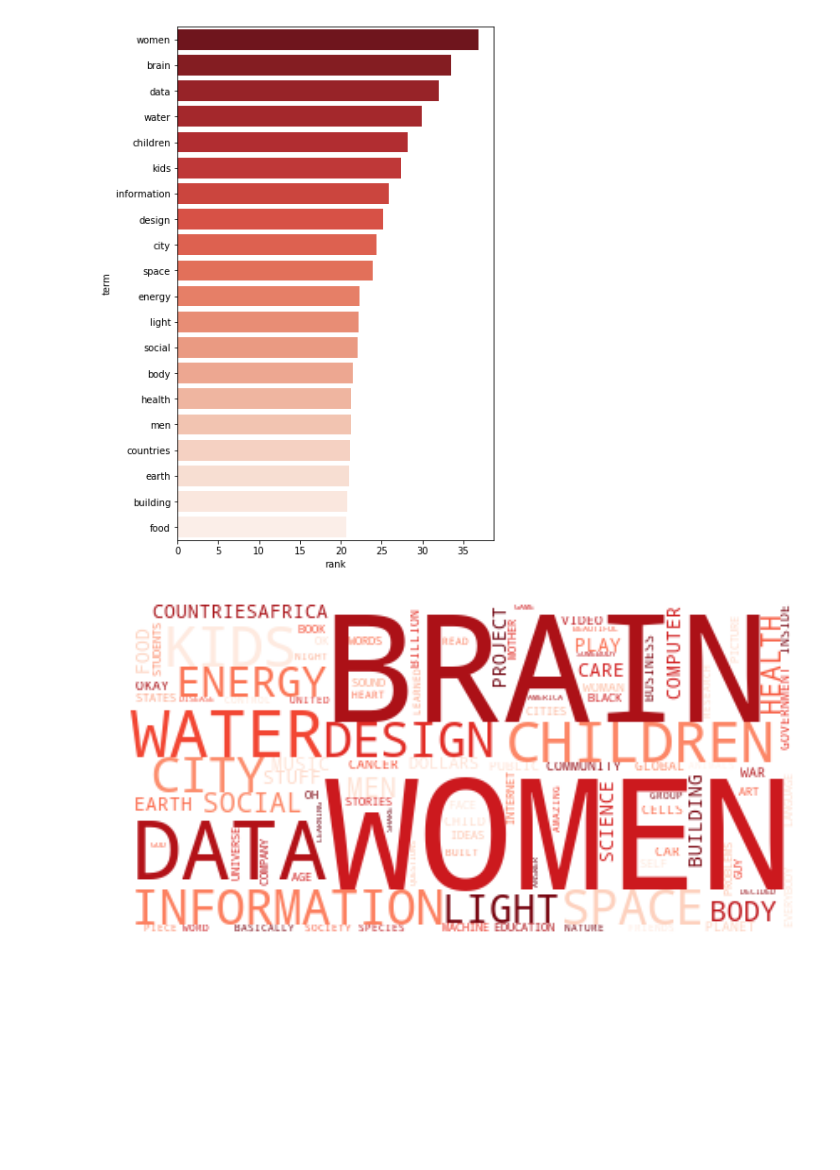
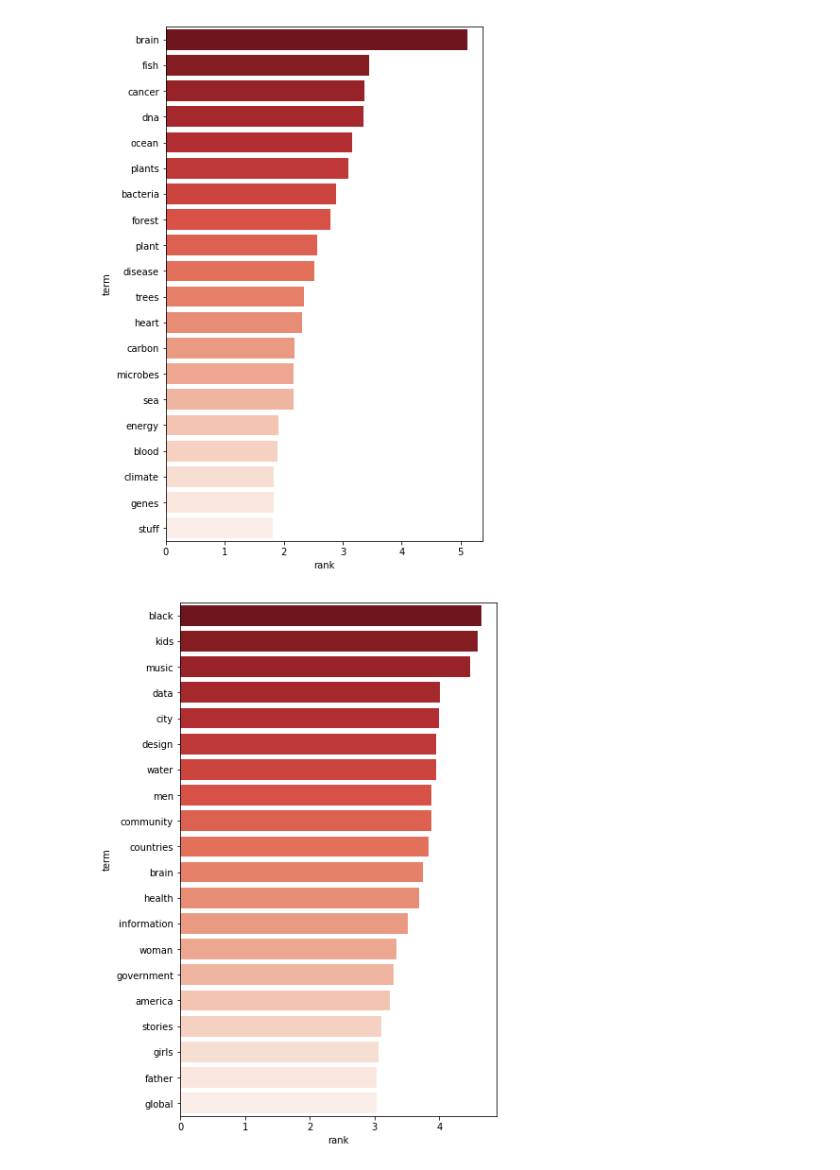
Before and after one commit to GlennChia/50_038_cds_project, a Jupyter notebook: notebooks/visualisations/Word_Cloud.ipynb, the cells around one changed output. Drawn from its saved outputs; the diff is of its cells as text; code cells hidden in the pictures; blank space fills up the shorter version.

Commit message:
Wordcloud of biodiversity and history

```diff
--- a/notebooks/visualisations/Word_Cloud.ipynb
+++ b/notebooks/visualisations/Word_Cloud.ipynb
@@ -10,0 +38,9 @@ df = pd.read_parquet(DATA_DIR + INPUT_FILE_NAME)
+# %%
+tag1 = 'biodiversity'
+tag2 = 'history'
+focus_list = [tag1,tag2]
+# %%
+df1 = df.copy()
+df1['squash15_tags'] = df1['squash15_tags'].map(lambda x: focus_tag(x,tag1,tag2))
+df1 = df1[df1['squash15_tags']!=""]
+df1
@@ -10,0 +66,5 @@ df = pd.read_parquet(DATA_DIR + INPUT_FILE_NAME)
+# %%
+df2 = df.copy()
+df2['squash15_tags'] = df2['squash15_tags'].map(lambda x: focus_tag(x,tag2,tag1))
+df2 = df2[df2['squash15_tags']!=""]
+df2
@@ -11,12 +90,20 @@ df = pd.read_parquet(DATA_DIR + INPUT_FILE_NAME)
 # %%
 from sklearn.feature_extraction.text import TfidfVectorizer
-vectorizer = TfidfVectorizer(stop_words="english",
+vectorizer1 = TfidfVectorizer(stop_words="english",
                         use_idf=True,
                         ngram_range=(1,1), # considering only 1-grams
 #                         min_df = 0.05,     # cut words present in less than 5% of documents
                         max_df = 0.3)      # cut words present in more than 30% of documents
+vectorizer2 = TfidfVectorizer(stop_words="english",
+                        use_idf=True,
+                        ngram_range=(1,1), # considering only 1-grams
+#                         min_df = 0.05,     # cut words present in less than 5% of documents
+                        max_df = 0.3)      # cut words present in more than 30% of documents
+
 t0 = time()
 
-tfidf = vectorizer.fit_transform(df['transcript'])
+tfidf1 = vectorizer1.fit_transform(df1['transcript'])
+tfidf2 = vectorizer2.fit_transform(df2['transcript'])
 print("done in %0.3fs." % (time() - t0))
+print(tfidf1)
 # %% [output]
@@ -24,30 +127,35 @@ done in 2.331s.
 # %%
 # Let's make a function to call the top ranked words in a vectorizer
 def rank_words(terms, feature_matrix):
     sums = feature_matrix.sum(axis=0)
     data = []
     for col, term in enumerate(terms):
         data.append( (term, sums[0,col]) )
     ranked = pd.DataFrame(data, columns=['term','rank']).sort_values('rank', ascending=False)
     return ranked
 
-ranked = rank_words(terms=vectorizer.get_feature_names(), feature_matrix=tfidf)
+ranked1 = rank_words(terms=vectorizer1.get_feature_names(), feature_matrix=tfidf1)
+ranked2 = rank_words(terms=vectorizer2.get_feature_names(), feature_matrix=tfidf2)
 
-fig, ax = plt.subplots(figsize=(6,10), ncols=1, nrows=1)
-sns.barplot(x='rank',y='term',data=ranked[:20], palette='Reds_r', ax=ax);
+fig1, ax1 = plt.subplots(figsize=(6,10), ncols=1, nrows=1)
+sns.barplot(x='rank',y='term',data=ranked1[:20], palette='Reds_r', ax=ax1);
+
+fig2, ax2 = plt.subplots(figsize=(6,10), ncols=1, nrows=1)
+sns.barplot(x='rank',y='term',data=ranked2[:20], palette='Reds_r', ax=ax2);
 # %% [output]
-[figure, old version]
+[figure, new version]
+[figure, added]
 # %%
 # Let's visualize a word cloud with the frequencies obtained by idf transformation
-dic = {ranked.loc[i,'term'].upper(): ranked.loc[i,'rank'] for i in range(0,len(ranked))}
+def word_cloud(ranked,name):
+    dic = {ranked.loc[i,'term'].upper(): ranked.loc[i,'rank'] for i in range(0,len(ranked))}
 
-from wordcloud import WordCloud
-wordcloud = WordCloud(background_color='white',
-                      max_words=100,
-                      colormap='Reds').generate_from_frequencies(dic)
-fig = plt.figure(1,figsize=(12,15))
-plt.imshow(wordcloud,interpolation="bilinear")
-plt.axis('off')
-plt.show()
+    from wordcloud import WordCloud
+    wordcloud = WordCloud(background_color='white',
+                          max_words=100,
+                          colormap='Reds').generate_from_frequencies(dic)
+    fig = plt.figure(1,figsize=(12,15))
+    plt.imshow(wordcloud,interpolation="bilinear")
+    plt.axis('off')
+    plt.savefig(name)
+    plt.show()
-# %% [output]
-[figure, removed]
```
Also changed, not shown: parts of 8 cells of this notebook, 2 other files.
